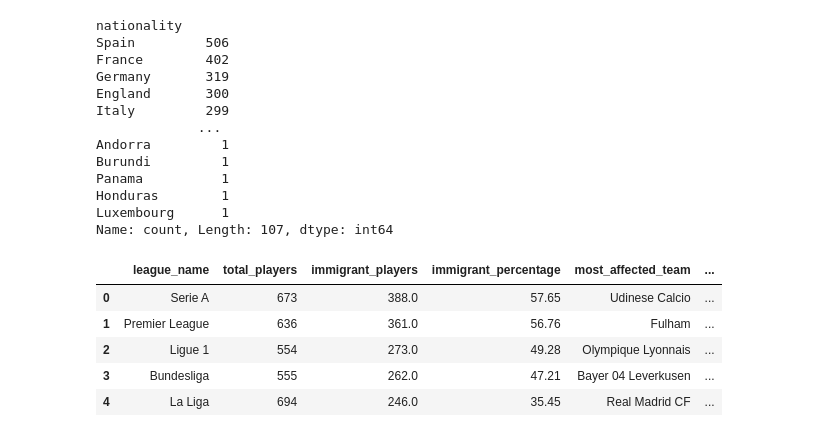
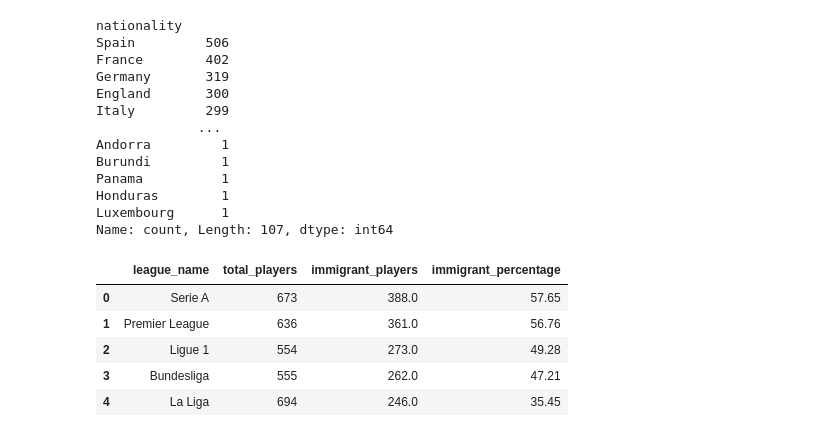
Before and after one commit to h31tor/football, a Jupyter notebook: Football.ipynb, the cells around one changed output. Drawn from its saved outputs; the diff is of its cells as text; code cells hidden in the pictures.

Commit message:
Incremented immigrant dataframes

```diff
--- a/Football.ipynb
+++ b/Football.ipynb
@@ -105,69 +105,56 @@ Honduras        1
 Luxembourg      1
 Name: count, Length: 107, dtype: int64
 # %%
-immigrants = pd.read_sql(
+immigrants_league = pd.read_sql(
     """
     WITH player_data AS (
         SELECT
             p.player_id,
             p.name AS player_name,
             p.nationality,
             t.team_id,
             t.name AS team_name,
+            s.position AS team_ranking,
             l.league_id,
             l.name AS league_name,
             CASE
                 WHEN l.name = 'Premier League' AND p.nationality IN ('England', 'Wales') THEN 0
                 WHEN l.name = 'Serie A' AND p.nationality = 'Italy' THEN 0
                 WHEN l.name = 'La Liga' AND p.nationality = 'Spain' THEN 0
                 WHEN l.name = 'Bundesliga' AND p.nationality = 'Germany' THEN 0
                 WHEN l.name = 'Ligue 1' AND p.nationality = 'France' THEN 0
                 ELSE 1
             END AS is_immigrant
         FROM players p
         JOIN teams t ON p.team_id = t.team_id
         JOIN leagues l ON t.league_id = l.league_id
+        JOIN standings s ON t.team_id = s.team_id
     ),
     league_stats AS (
         SELECT
             league_name,
             COUNT(*) AS total_players,
             SUM(is_immigrant) AS immigrant_players,
-            ROUND(100 * SUM(is_immigrant) / COUNT(*), 2) AS immigrant_percentage
+            ROUND(100.0 * SUM(is_immigrant) / COUNT(*), 2) AS immigrant_percentage
         FROM player_data
         GROUP BY league_name
-    ),
-    team_stats AS (
-        SELECT
-            league_name,
-            team_name,
-            COUNT(*) AS team_total_players,
-            SUM(is_immigrant) AS team_immigrant_players,
-            ROUND(100 * SUM(is_immigrant) / COUNT(*), 2) AS team_immigrant_percentage,
-            RANK() OVER (PARTITION BY league_name ORDER BY ROUND(1.0 * SUM(is_immigrant) / COUNT(*), 4) DESC) AS team_rank
-        FROM player_data
-        GROUP BY league_name, team_name
     )
     SELECT
-        ls.league_name,
-        ls.total_players,
-        ls.immigrant_players,
-        ls.immigrant_percentage,
-        ts.team_name AS most_affected_team,
-        ts.team_total_players,
-        ts.team_immigrant_players,
-        ts.team_immigrant_percentage
-    FROM league_stats ls
-    JOIN team_stats ts ON ls.league_name = ts.league_name
-    WHERE ts.team_rank = 1
-    ORDER BY ls.immigrant_percentage DESC
-    """
-, engine)
-immigrants
+        league_name,
+        total_players,
+        immigrant_players,
+        immigrant_percentage
+    FROM league_stats
+    ORDER BY immigrant_percentage DESC
+    """,
+    engine
+)
+
+immigrants_league
 # %% [output]
-|  | league_name | total_players | immigrant_players | immigrant_percentage | most_affected_team | ... |
-| 0 | Serie A | 673 | 388.0 | 57.65 | Udinese Calcio | ... |
-| 1 | Premier League | 636 | 361.0 | 56.76 | Fulham | ... |
-| 2 | Ligue 1 | 554 | 273.0 | 49.28 | Olympique Lyonnais | ... |
-| 3 | Bundesliga | 555 | 262.0 | 47.21 | Bayer 04 Leverkusen | ... |
-| 4 | La Liga | 694 | 246.0 | 35.45 | Real Madrid CF | ... |
+|  | league_name | total_players | immigrant_players | immigrant_percentage |
+| 0 | Serie A | 673 | 388.0 | 57.65 |
+| 1 | Premier League | 636 | 361.0 | 56.76 |
+| 2 | Ligue 1 | 554 | 273.0 | 49.28 |
+| 3 | Bundesliga | 555 | 262.0 | 47.21 |
+| 4 | La Liga | 694 | 246.0 | 35.45 |
```
Also changed, not shown: parts of 2 cells of this notebook.
